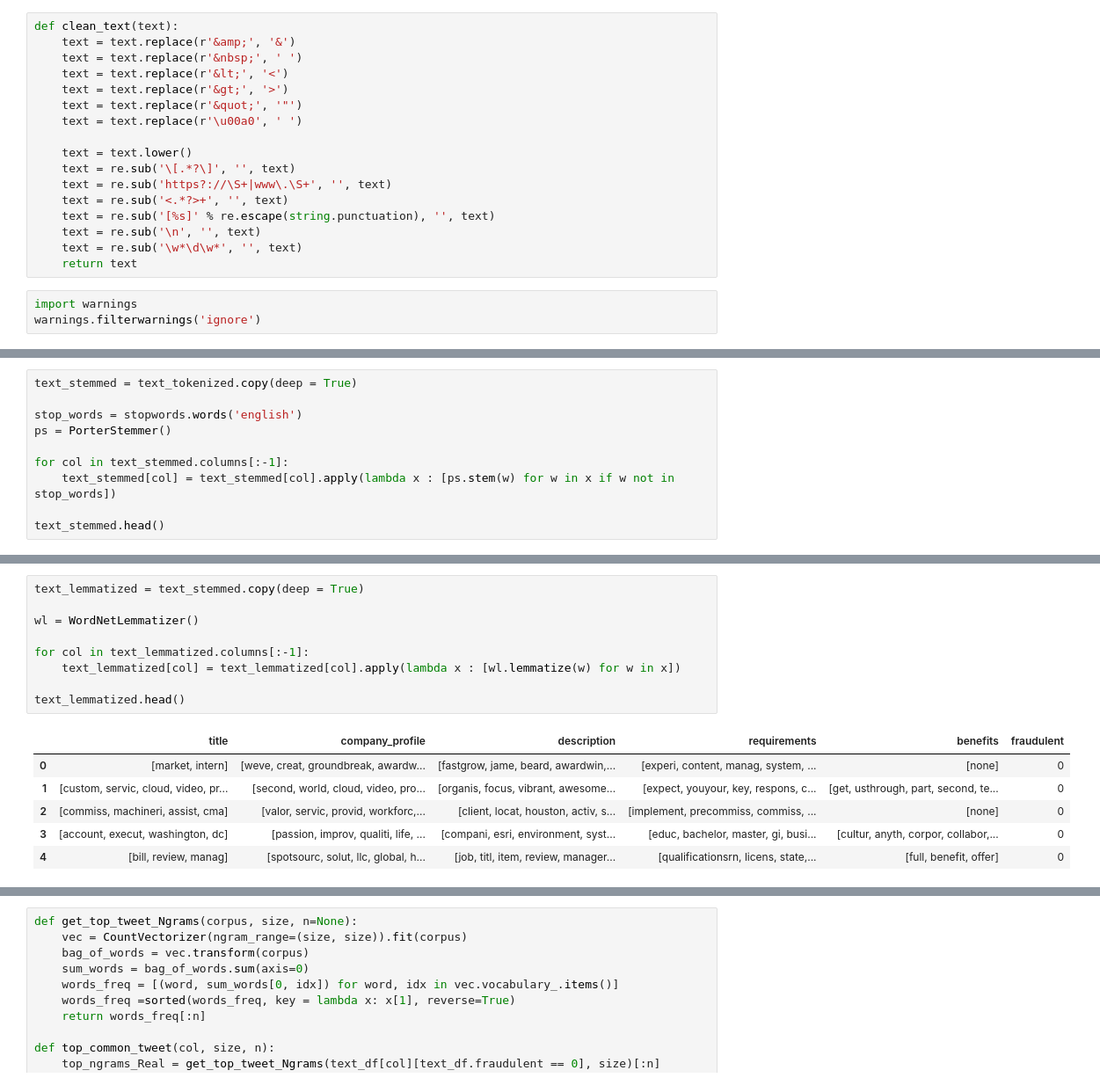
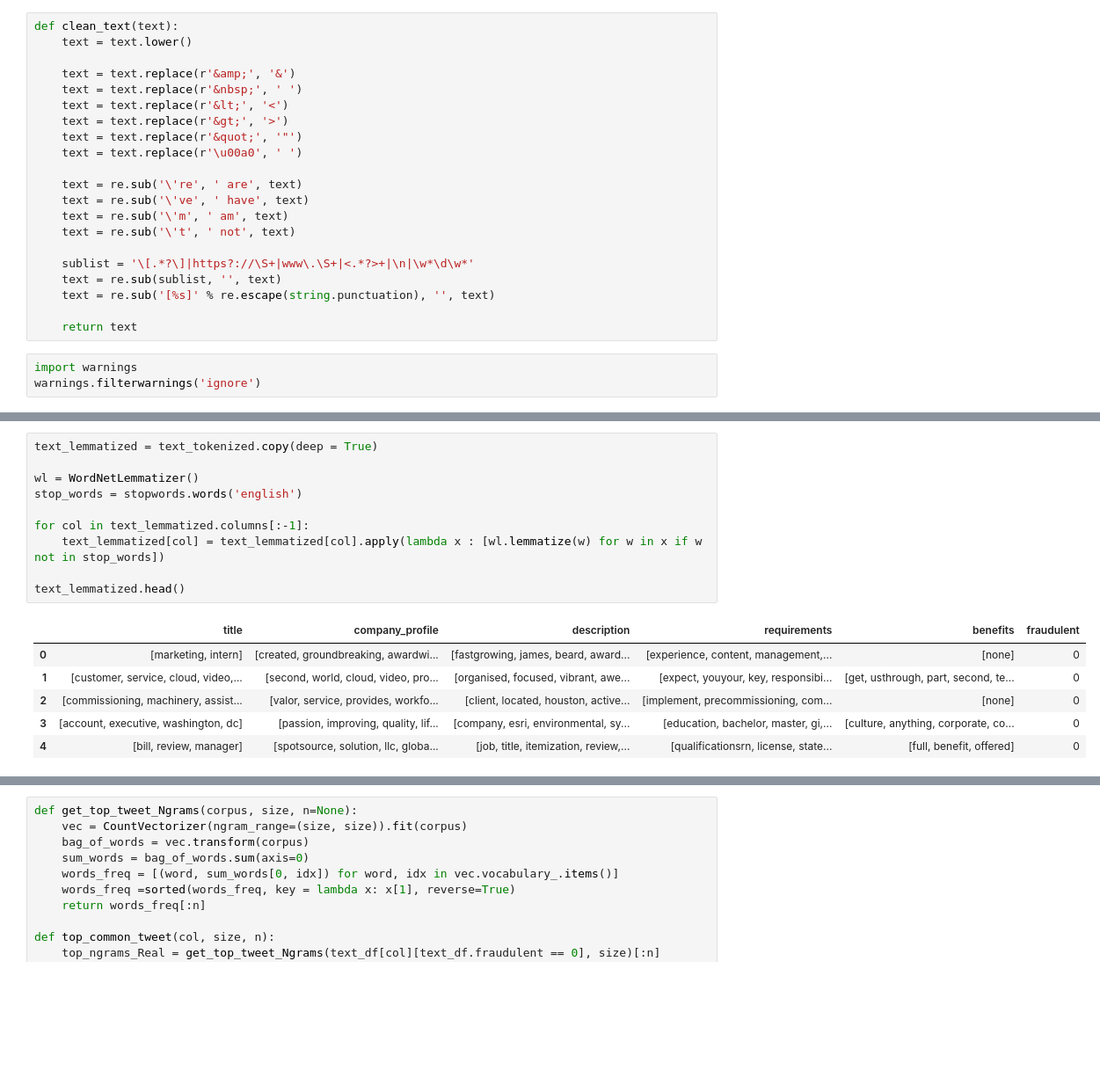
Before and after one commit to glistering96/BigDataAnalysis-HYU-IE, a Jupyter notebook: notebook/Text_Rule_박우찬.ipynb, the cells around one changed output, grey strips where cells are left out. Shown: that part at 88% size. Drawn from its saved outputs; the diff is of its cells as text; blank space fills up the shorter version.

```diff
--- a/notebook/Text_Rule_박우찬.ipynb
+++ b/notebook/Text_Rule_박우찬.ipynb
@@ -49,6 +49,8 @@ textdf.head()
 | 4 | Bill Review Manager | SpotSource Solutions LLC is a Glo... | JOB TITLE: Itemization Review Man... | QUALIFICATIONS:RN license in the ... | Full Benefits Offered | 0 |
 # %%
 def clean_text(text):
+    text = text.lower()
+
     text = text.replace(r'&amp;', '&')
     text = text.replace(r'&nbsp;', ' ')
     text = text.replace(r'&lt;', '<')
@@ -56,13 +58,15 @@ def clean_text(text):
     text = text.replace(r'&quot;', '"')
     text = text.replace(r'\u00a0', ' ')
 
-    text = text.lower()
-    text = re.sub('\[.*?\]', '', text)
-    text = re.sub('https?://\S+|www\.\S+', '', text)
-    text = re.sub('<.*?>+', '', text)
+    text = re.sub('\'re', ' are', text)
+    text = re.sub('\'ve', ' have', text)
+    text = re.sub('\'m', ' am', text)
+    text = re.sub('\'t', ' not', text)
+
+    sublist = '\[.*?\]|https?://\S+|www\.\S+|<.*?>+|\n|\w*\d\w*'
+    text = re.sub(sublist, '', text)
     text = re.sub('[%s]' % re.escape(string.punctuation), '', text)
-    text = re.sub('\n', '', text)
-    text = re.sub('\w*\d\w*', '', text)
+
     return text
 # %%
 import warnings
@@ -97,13 +101,3 @@ text_tokenized.head()
 | 2 | [commissioning, machinery, assist... | [valor, services, provides, workf... | [our, client, located, in, housto... | [implement, precommissioning, and... | [none] | 0 |
 | 3 | [account, executive, washington, dc] | [our, passion, for, improving, qu... | [the, company, esri, environmenta... | [education, bachelor, s, or, mast... | [our, culture, is, anything, but,... | 0 |
 | 4 | [bill, review, manager] | [spotsource, solutions, llc, is, ... | [job, title, itemization, review,... | [qualificationsrn, license, in, t... | [full, benefits, offered] | 0 |
-# %%
-text_stemmed = text_tokenized.copy(deep = True)
-
-stop_words = stopwords.words('english')
-ps = PorterStemmer()
-
-for col in text_stemmed.columns[:-1]:
-    text_stemmed[col] = text_stemmed[col].apply(lambda x : [ps.stem(w) for w in x if w not in stop_words])
-
-text_stemmed.head()
@@ -117,19 +104,20 @@ text_stemmed.head()
 # %%
-text_lemmatized = text_stemmed.copy(deep = True)
+text_lemmatized = text_tokenized.copy(deep = True)
 
 wl = WordNetLemmatizer()
+stop_words = stopwords.words('english')
 
 for col in text_lemmatized.columns[:-1]:
-    text_lemmatized[col] = text_lemmatized[col].apply(lambda x : [wl.lemmatize(w) for w in x])
+    text_lemmatized[col] = text_lemmatized[col].apply(lambda x : [wl.lemmatize(w) for w in x if w not in stop_words])
 
 text_lemmatized.head()
 # %% [output]
 |  | title | company_profile | description | requirements | benefits | fraudulent |
-| 0 | [market, intern] | [weve, creat, groundbreak, awardw... | [fastgrow, jame, beard, awardwin,... | [experi, content, manag, system, ... | [none] | 0 |
-| 1 | [custom, servic, cloud, video, pr... | [second, world, cloud, video, pro... | [organis, focus, vibrant, awesome... | [expect, youyour, key, respons, c... | [get, usthrough, part, second, te... | 0 |
-| 2 | [commiss, machineri, assist, cma] | [valor, servic, provid, workforc,... | [client, locat, houston, activ, s... | [implement, precommiss, commiss, ... | [none] | 0 |
-| 3 | [account, execut, washington, dc] | [passion, improv, qualiti, life, ... | [compani, esri, environment, syst... | [educ, bachelor, master, gi, busi... | [cultur, anyth, corpor, collabor,... | 0 |
-| 4 | [bill, review, manag] | [spotsourc, solut, llc, global, h... | [job, titl, item, review, manager... | [qualificationsrn, licens, state,... | [full, benefit, offer] | 0 |
+| 0 | [marketing, intern] | [created, groundbreaking, awardwi... | [fastgrowing, james, beard, award... | [experience, content, management,... | [none] | 0 |
+| 1 | [customer, service, cloud, video,... | [second, world, cloud, video, pro... | [organised, focused, vibrant, awe... | [expect, youyour, key, responsibi... | [get, usthrough, part, second, te... | 0 |
+| 2 | [commissioning, machinery, assist... | [valor, service, provides, workfo... | [client, located, houston, active... | [implement, precommissioning, com... | [none] | 0 |
+| 3 | [account, executive, washington, dc] | [passion, improving, quality, lif... | [company, esri, environmental, sy... | [education, bachelor, master, gi,... | [culture, anything, corporate, co... | 0 |
+| 4 | [bill, review, manager] | [spotsource, solution, llc, globa... | [job, title, itemization, review,... | [qualificationsrn, license, state... | [full, benefit, offered] | 0 |
 # %%
 text_df = text_lemmatized.copy(deep = True)
 
```
Also changed, not shown: parts of 11 cells of this notebook.
